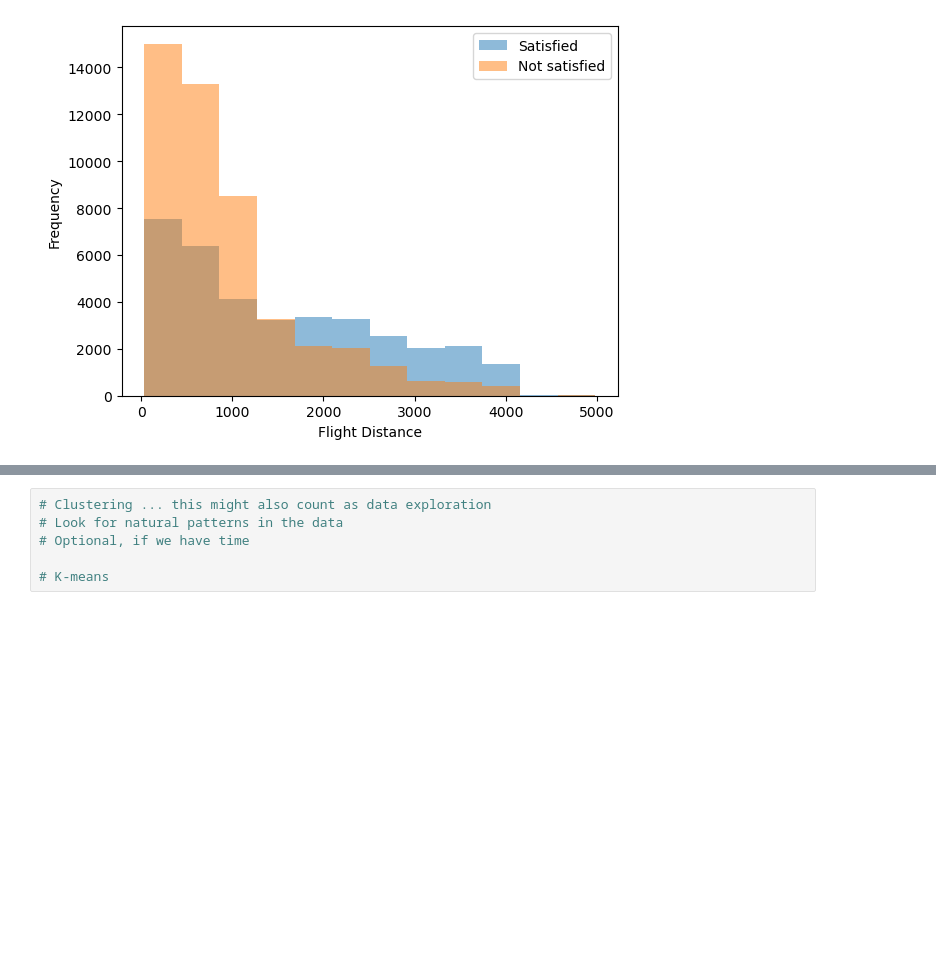
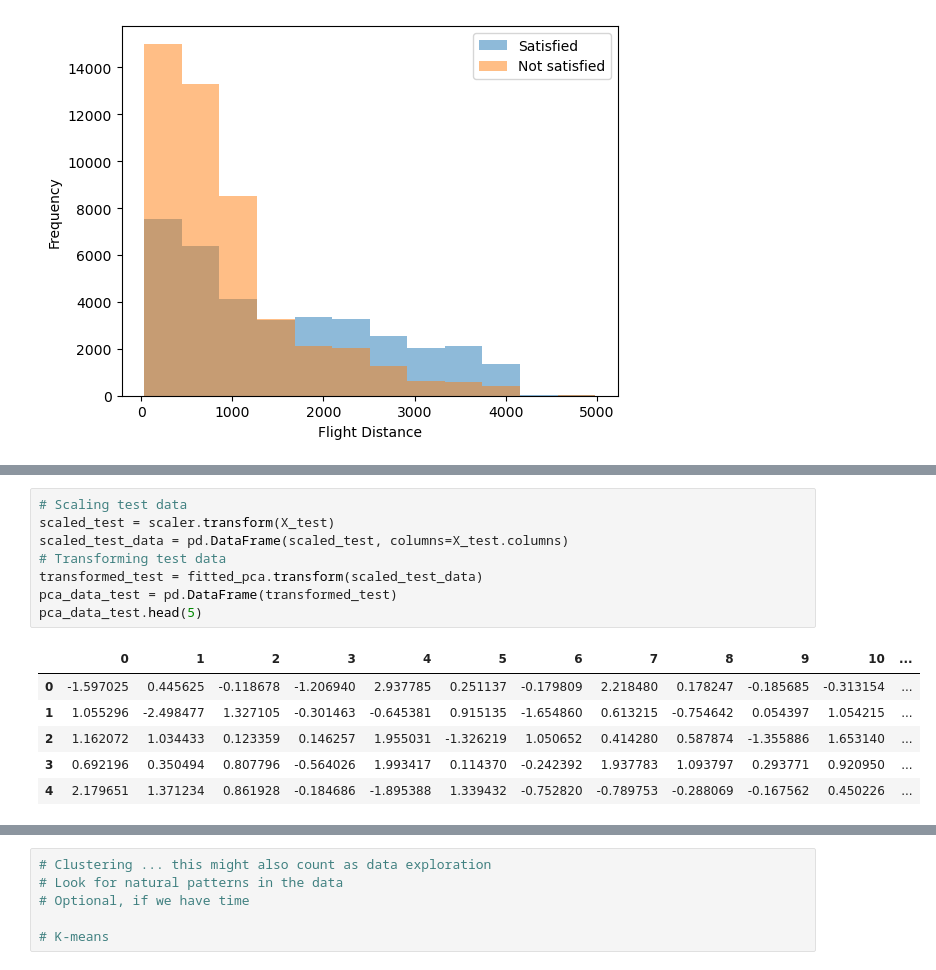
Before and after one commit to katezhang1234/Predict-Airline-Satisfaction, a Jupyter notebook: ML_airline_project.ipynb, the cells around one changed output, grey strips where cells are left out. Cells and saved outputs as stored; diff of their text form; blank space fills up the shorter version.

```diff
--- a/ML_airline_project.ipynb
+++ b/ML_airline_project.ipynb
@@ -353,0 +382,15 @@ pca_data.head(5)
+# %%
+# Scaling test data
+scaled_test = scaler.transform(X_test)
+scaled_test_data = pd.DataFrame(scaled_test, columns=X_test.columns)
+# Transforming test data
+transformed_test = fitted_pca.transform(scaled_test_data)
+pca_data_test = pd.DataFrame(transformed_test)
+pca_data_test.head(5)
+# %% [output]
+|  | 0 | 1 | 2 | 3 | 4 | 5 | 6 | 7 | 8 | 9 | 10 | ... |
+| 0 | -1.597025 | 0.445625 | -0.118678 | -1.206940 | 2.937785 | 0.251137 | -0.179809 | 2.218480 | 0.178247 | -0.185685 | -0.313154 | ... |
+| 1 | 1.055296 | -2.498477 | 1.327105 | -0.301463 | -0.645381 | 0.915135 | -1.654860 | 0.613215 | -0.754642 | 0.054397 | 1.054215 | ... |
+| 2 | 1.162072 | 1.034433 | 0.123359 | 0.146257 | 1.955031 | -1.326219 | 1.050652 | 0.414280 | 0.587874 | -1.355886 | 1.653140 | ... |
+| 3 | 0.692196 | 0.350494 | 0.807796 | -0.564026 | 1.993417 | 0.114370 | -0.242392 | 1.937783 | 1.093797 | 0.293771 | 0.920950 | ... |
+| 4 | 2.179651 | 1.371234 | 0.861928 | -0.184686 | -1.895388 | 1.339432 | -0.752820 | -0.789753 | -0.288069 | -0.167562 | 0.450226 | ... |
```
Also changed, not shown: parts of 24 cells of this notebook.
